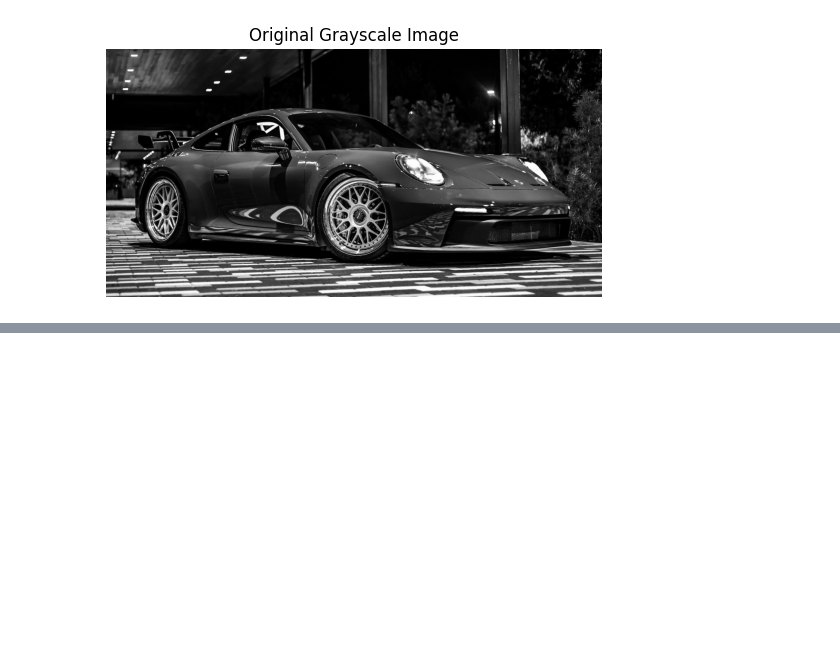
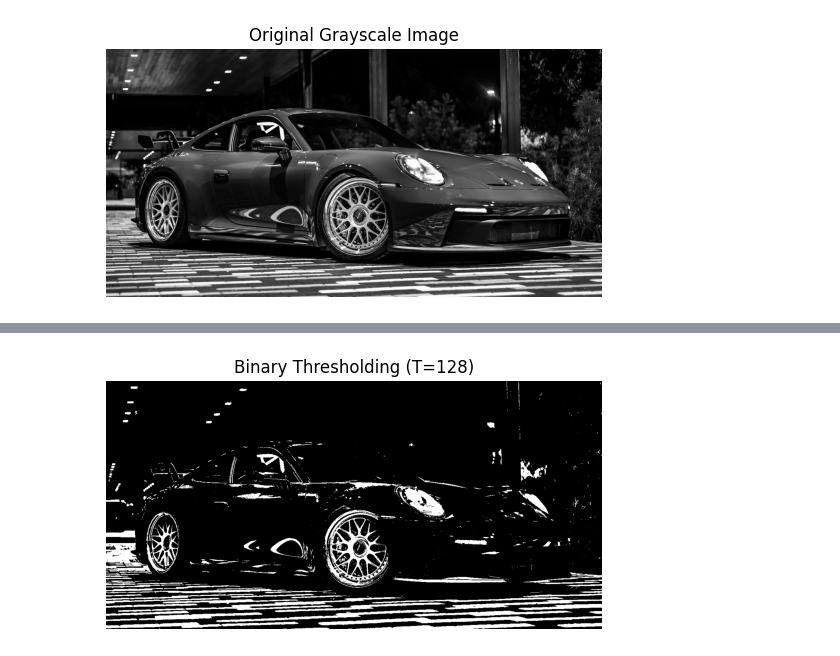
Before and after one commit to DwipaRaharja/Kuis-2-Pengelolaan-Data-Tidak-Terstruktur, a Jupyter notebook: main_project.ipynb, the cells around one changed output, grey strips where cells are left out. Drawn from its saved outputs; the diff is of its cells as text; code cells hidden in the pictures; blank space fills up the shorter version.

```diff
--- a/main_project.ipynb
+++ b/main_project.ipynb
@@ -19,0 +63,5 @@ plt.show()
+# %%
+_, binary = cv2.threshold(img_gray, 128, 255, cv2.THRESH_BINARY)
+show_image(binary, "Binary Thresholding (T=128)")
+# %% [output]
+[figure, added]
```
Also changed, not shown: parts of 8 cells of this notebook.
